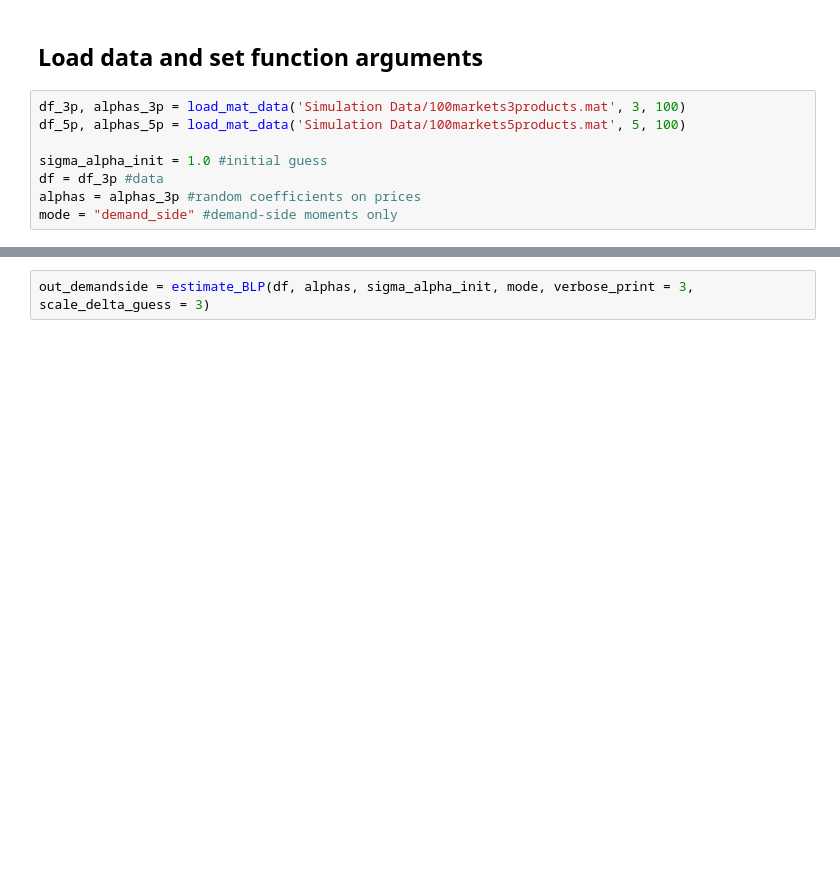
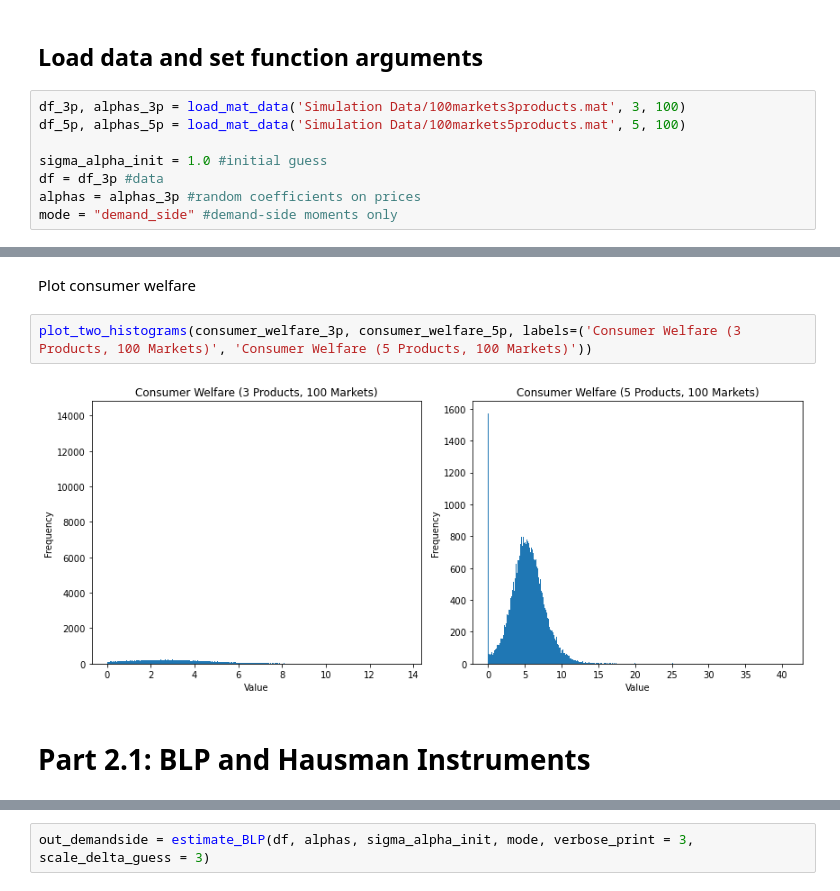
Before and after one commit to RussellMiles310/IO-Problem-Sets, a Jupyter notebook: PS4_submission/run_main.ipynb, the cells around one changed output, grey strips where cells are left out. Saved outputs shown, nothing was run; the diff lists cells and outputs as text; blank space fills up the shorter version.

```diff
--- a/PS4_submission/run_main.ipynb
+++ b/PS4_submission/run_main.ipynb
@@ -16,0 +49,8 @@ mode = "demand_side" #demand-side moments only
+# %% [markdown]
+Plot consumer welfare
+# %%
+plot_two_histograms(consumer_welfare_3p, consumer_welfare_5p, labels=('Consumer Welfare (3 Products, 100 Markets)', 'Consumer Welfare (5 Products, 100 Markets)'))
+# %% [output]
+[figure, added]
+# %% [markdown]
+# Part 2.1: BLP and Hausman Instruments
```
Also changed, not shown: parts of 15 cells of this notebook, 1 other file.
